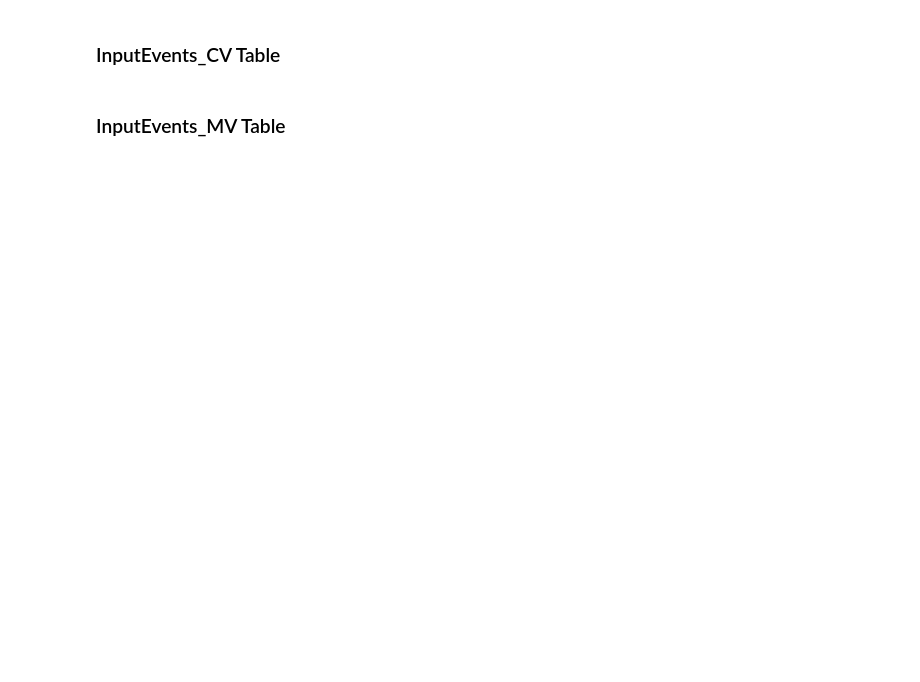
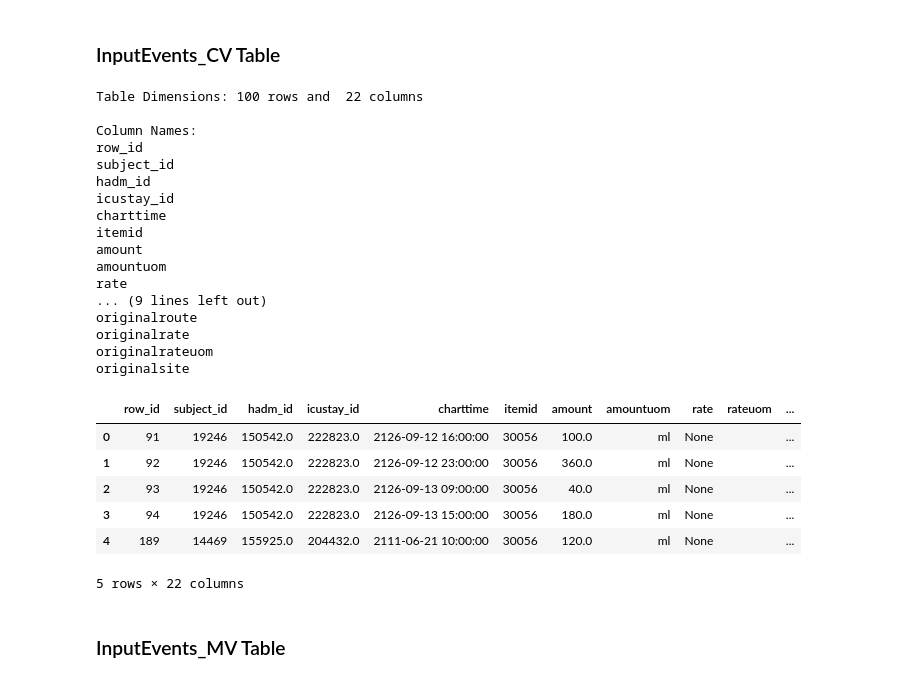
Before and after one commit to mpfrush/MIT-MIMIC-Obesity-Paradox, a Jupyter notebook: explore_mimic.ipynb, the cells around one changed output. Cells and saved outputs as stored; diff of their text form; code cells hidden in the pictures; blank space fills up the shorter version.

```diff
--- a/explore_mimic.ipynb
+++ b/explore_mimic.ipynb
@@ -361,19 +385,45 @@ stopped
 # %%
 cur.execute('SET search_path to ' + schema_name)
 query = \
 """
 SELECT *
-FROM inputevents_cv;
+FROM inputevents_cv
+LIMIT 100;
 """
 data = pd.read_sql_query(query,con)
 
 print "Table Dimensions:", data.shape[0], "rows and ", data.shape[1], "columns"
 
 print "\nColumn Names:"
 for col in data.columns:
     print col
 
 data.head()
+# %% [output]
+Table Dimensions: 100 rows and  22 columns
+
+Column Names:
+row_id
+subject_id
+hadm_id
+icustay_id
+charttime
+itemid
+amount
+amountuom
+rate
+... (9 lines left out)
+originalroute
+originalrate
+originalrateuom
+originalsite
+|  | row_id | subject_id | hadm_id | icustay_id | charttime | itemid | amount | amountuom | rate | rateuom | ... |
+| 0 | 91 | 19246 | 150542.0 | 222823.0 | 2126-09-12 16:00:00 | 30056 | 100.0 | ml | None |  | ... |
+| 1 | 92 | 19246 | 150542.0 | 222823.0 | 2126-09-12 23:00:00 | 30056 | 360.0 | ml | None |  | ... |
+| 2 | 93 | 19246 | 150542.0 | 222823.0 | 2126-09-13 09:00:00 | 30056 | 40.0 | ml | None |  | ... |
+| 3 | 94 | 19246 | 150542.0 | 222823.0 | 2126-09-13 15:00:00 | 30056 | 180.0 | ml | None |  | ... |
+| 4 | 189 | 14469 | 155925.0 | 204432.0 | 2111-06-21 10:00:00 | 30056 | 120.0 | ml | None |  | ... |
+5 rows × 22 columns
 # %% [markdown]
 ### InputEvents_MV Table
 # %%
```
Also changed, not shown: parts of 7 cells of this notebook.
